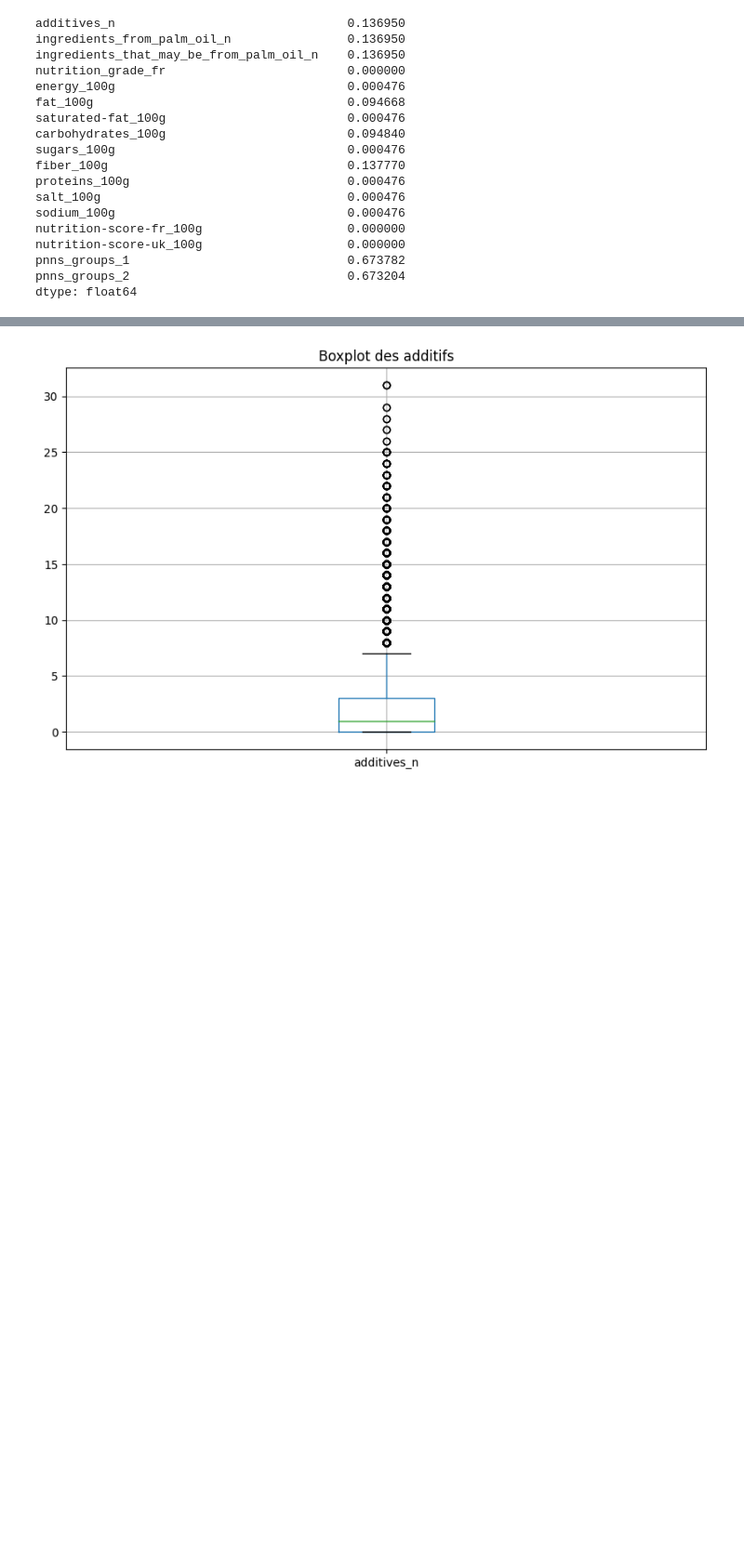
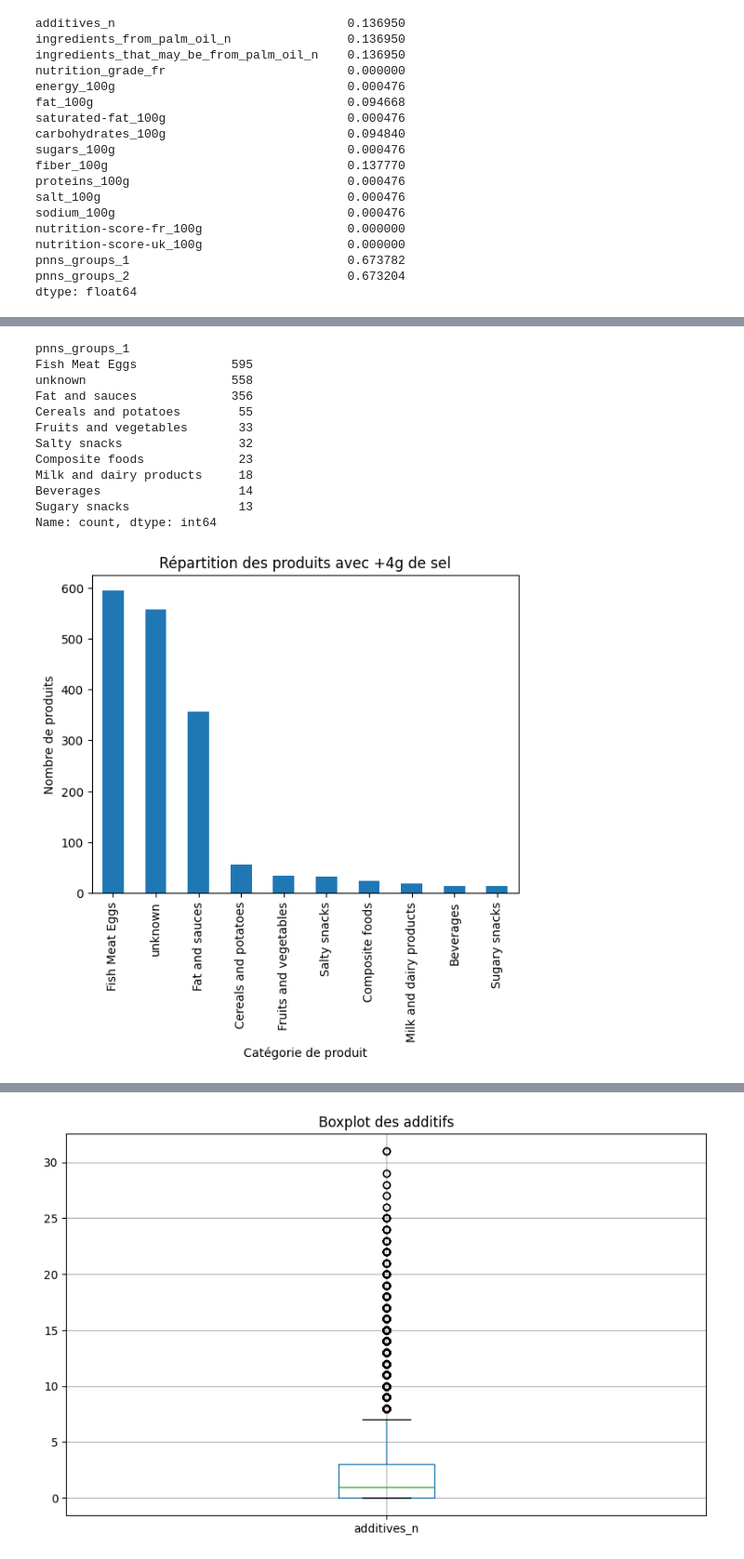
Before and after one commit to Bigzz22/Projets_OC, a Jupyter notebook: Projet 2/projet2.ipynb, the cells around one changed output, grey strips where cells are left out. Shown at 93% size. Saved outputs shown, nothing was run; the diff lists cells and outputs as text; code cells hidden in the pictures; blank space fills up the shorter version.

```diff
--- a/Projet 2/projet2.ipynb
+++ b/Projet 2/projet2.ipynb
@@ -238,0 +295,24 @@ plt.show()
+# %%
+salt_category = df_cleaned[df_cleaned['salt_100g'] >= 4]
+
+print(salt_category['pnns_groups_1'].value_counts())
+salt_category['pnns_groups_1'].value_counts().plot(kind='bar')
+plt.xlabel("Catégorie de produit")
+plt.ylabel("Nombre de produits")
+plt.xticks(rotation=90)
+plt.title("Répartition des produits avec +4g de sel")
+plt.show()
+# %% [output]
+pnns_groups_1
+Fish Meat Eggs             595
+unknown                    558
+Fat and sauces             356
+Cereals and potatoes        55
+Fruits and vegetables       33
+Salty snacks                32
+Composite foods             23
+Milk and dairy products     18
+Beverages                   14
+Sugary snacks               13
+Name: count, dtype: int64
+[figure, added]
```
Also changed, not shown: parts of 67 cells of this notebook, 1 other file.
